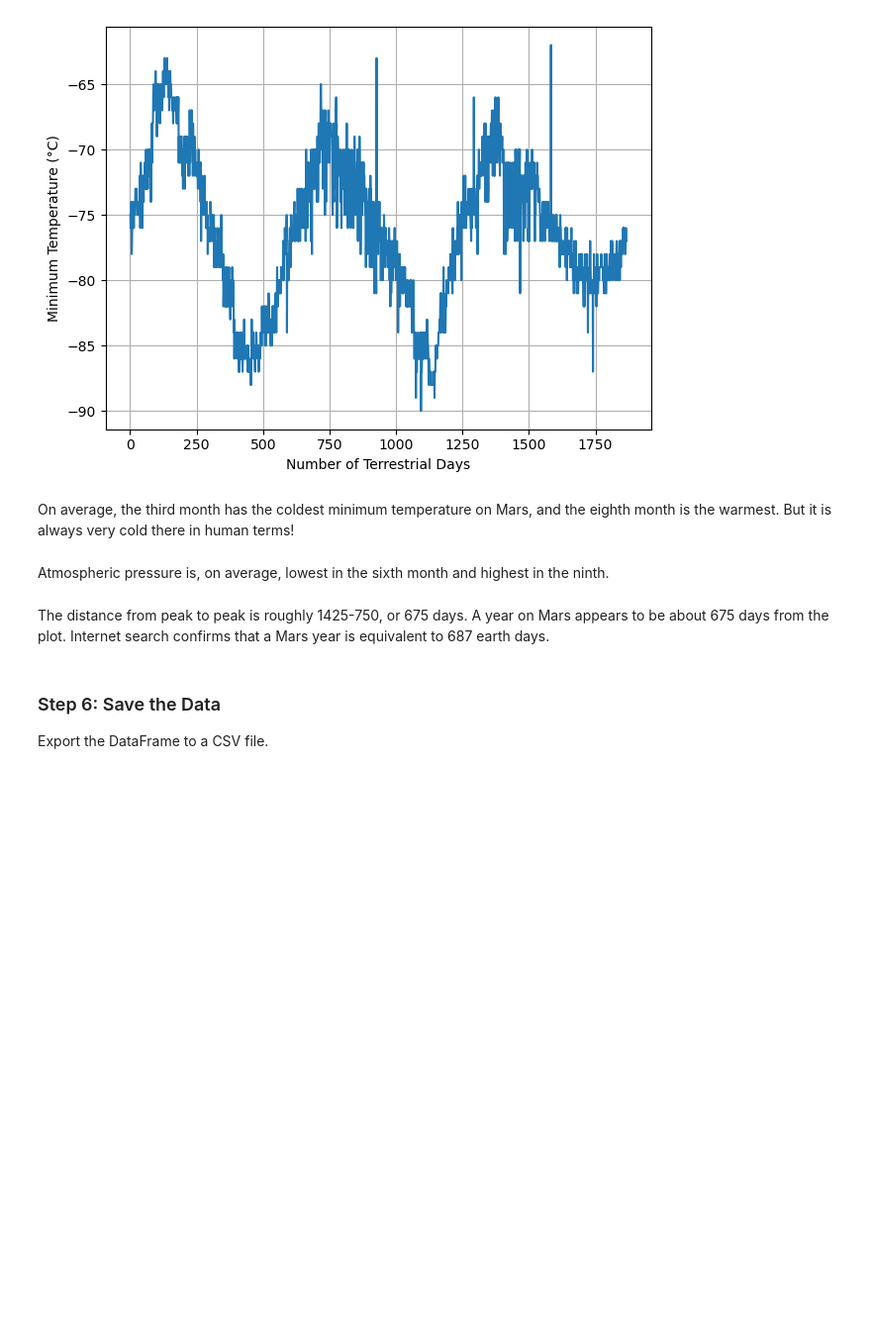
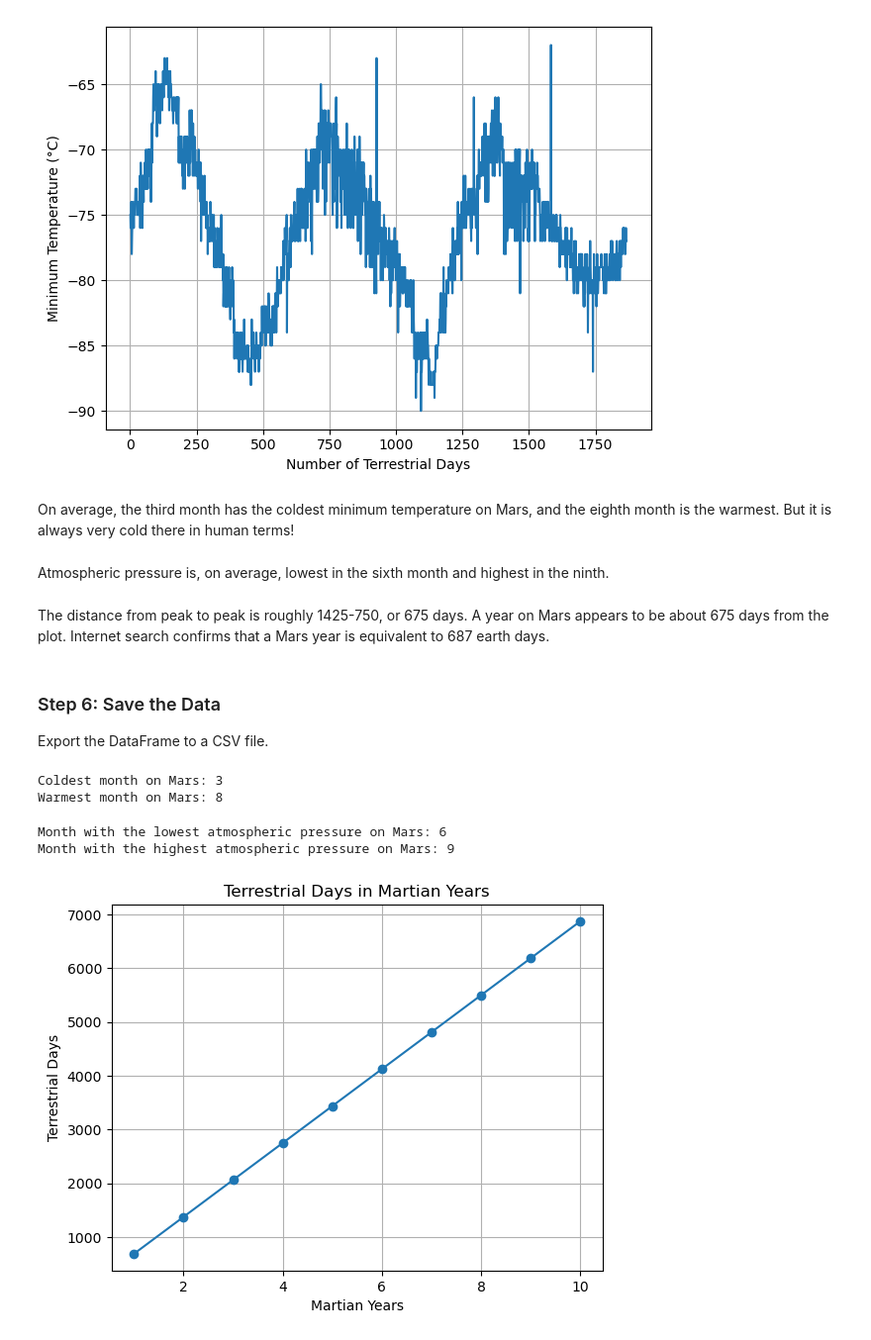
Before and after one commit to annaramer/data_collection, a Jupyter notebook: part_2_mars_weather.ipynb, the cells around one changed output. Shown at 99% size. Drawn from its saved outputs; the diff is of its cells as text; code cells hidden in the pictures; blank space fills up the shorter version.

```diff
--- a/part_2_mars_weather.ipynb
+++ b/part_2_mars_weather.ipynb
@@ -261,3 +261,36 @@ Export the DataFrame to a CSV file.
 # %%
 # Write the data to a CSV
 df.to_csv('mars_data.csv', index=False)
+# %%
+# Calculate average minimum temperature by month
+avg_min_temp_by_month = df.groupby('month')['min_temp'].mean()
+coldest_month = avg_min_temp_by_month.idxmin()
+warmest_month = avg_min_temp_by_month.idxmax()
+
+print("Coldest month on Mars:", coldest_month)
+print("Warmest month on Mars:", warmest_month)
+# %% [output]
+Coldest month on Mars: 3
+Warmest month on Mars: 8
+# %%
+# Calculate average atmospheric pressure by month
+avg_pressure_by_month = df.groupby('month')['pressure'].mean()
+lowest_pressure_month = avg_pressure_by_month.idxmin()
+highest_pressure_month = avg_pressure_by_month.idxmax()
+
+print("Month with the lowest atmospheric pressure on Mars:", lowest_pressure_month)
+print("Month with the highest atmospheric pressure on Mars:", highest_pressure_month)
+# %% [output]
+Month with the lowest atmospheric pressure on Mars: 6
+Month with the highest atmospheric pressure on Mars: 9
+# %%
+import numpy as np
+
+plt.plot(range(1, 11), np.arange(1, 11) * 687, marker='o', linestyle='-')
+plt.xlabel('Martian Years')
+plt.ylabel('Terrestrial Days')
+plt.title('Terrestrial Days in Martian Years')
+plt.grid(True)
+plt.show()
+# %% [output]
+[figure, added]
```
Also changed, not shown: parts of 1 cell of this notebook.
